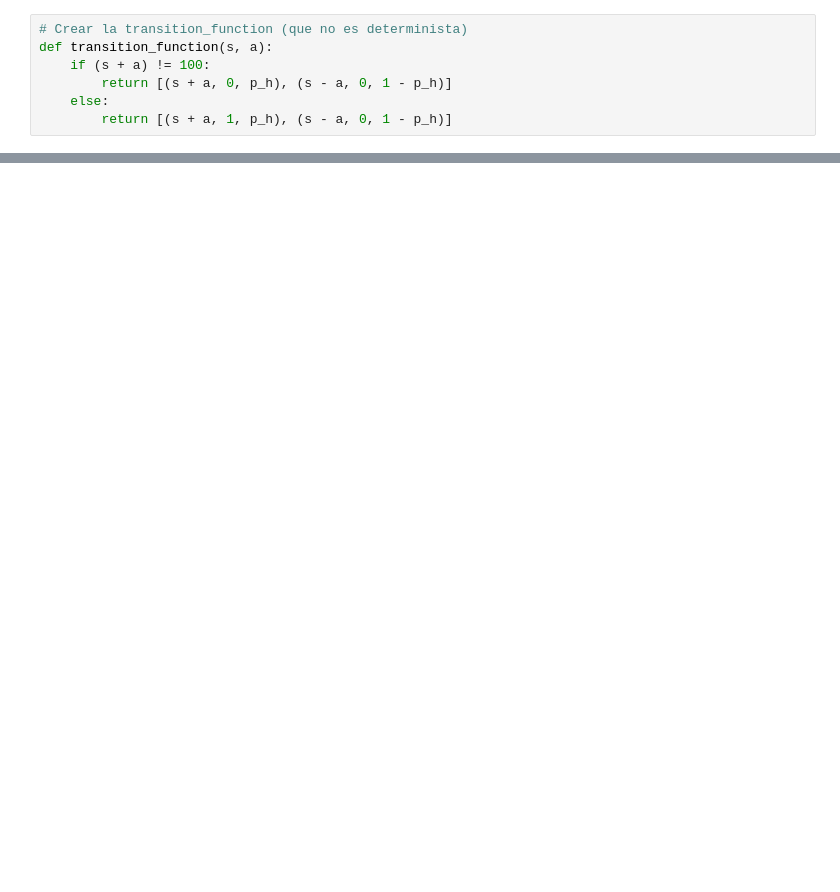
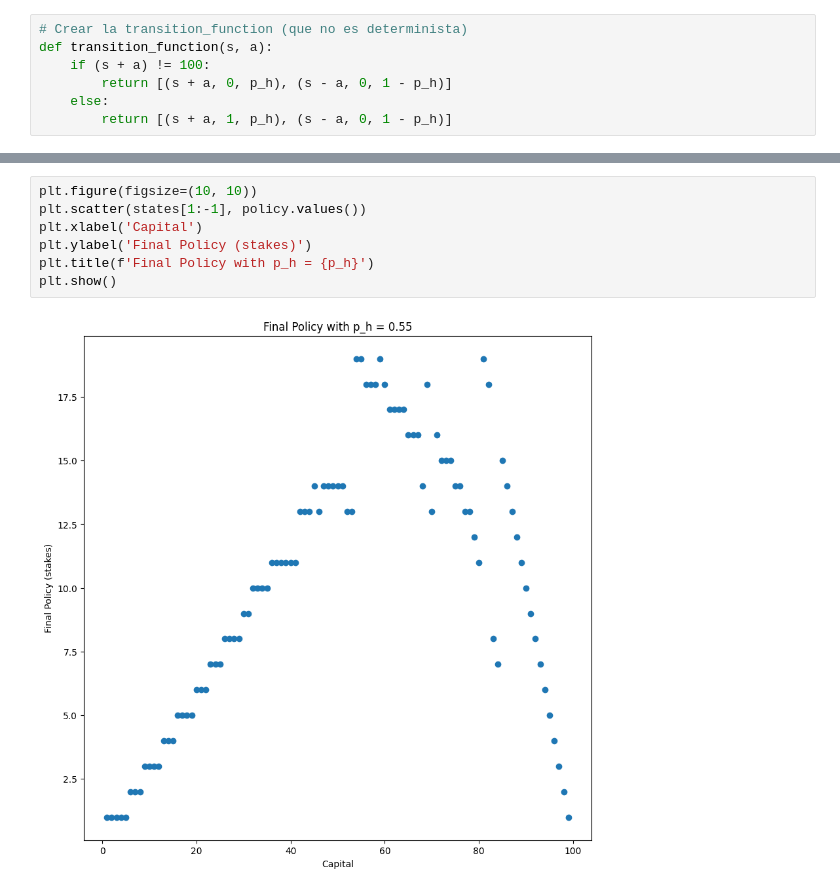
Before and after one commit to llorenscapotorres/Reinforcement-Learning, a Jupyter notebook: Dynamic_Programming/policy_iteration_lab.ipynb, the cells around one changed output, grey strips where cells are left out. Drawn from its saved outputs; the diff is of its cells as text; blank space fills up the shorter version.

```diff
--- a/Dynamic_Programming/policy_iteration_lab.ipynb
+++ b/Dynamic_Programming/policy_iteration_lab.ipynb
@@ -209,0 +238,9 @@ Policy Evaluation converged in 1 iterations.
+# %%
+plt.figure(figsize=(10, 10))
+plt.scatter(states[1:-1], policy.values())
+plt.xlabel('Capital')
+plt.ylabel('Final Policy (stakes)')
+plt.title(f'Final Policy with p_h = {p_h}')
+plt.show()
+# %% [output]
+[figure, added]
```
Also changed, not shown: parts of 4 cells of this notebook.
